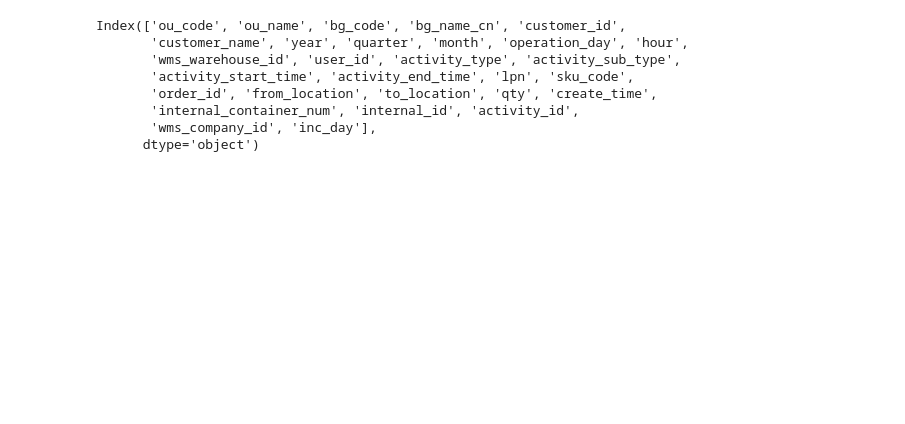
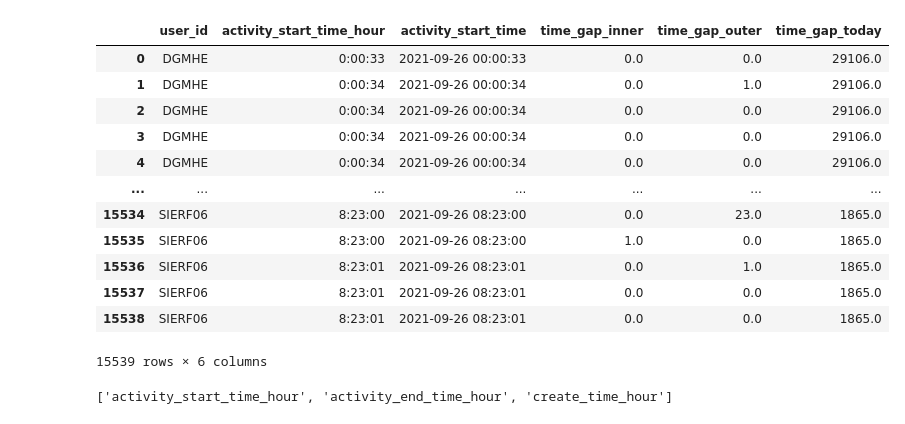
Before and after one commit to fyenne/play4_activity, a Jupyter notebook: activity_detail.ipynb, the cells around one changed output. Saved outputs shown, nothing was run; the diff lists cells and outputs as text; code cells hidden in the pictures; blank space fills up the shorter version.

```diff
--- a/activity_detail.ipynb
+++ b/activity_detail.ipynb
@@ -15,14 +15,3 @@ df = pd.DataFrame()
 df = pd.read_csv('./dws_dsc_activity_hourly_detail_di.csv', nrows = 15555)
 re1 = re.compile(r'(?<=\.).+')
 df.columns = [re1.findall(i)[0] for i in list(df.columns.to_numpy())]
-# %%
-df.columns
-# %% [output]
-Index(['ou_code', 'ou_name', 'bg_code', 'bg_name_cn', 'customer_id',
-       'customer_name', 'year', 'quarter', 'month', 'operation_day', 'hour',
-       'wms_warehouse_id', 'user_id', 'activity_type', 'activity_sub_type',
-       'activity_start_time', 'activity_end_time', 'lpn', 'sku_code',
-       'order_id', 'from_location', 'to_location', 'qty', 'create_time',
-       'internal_container_num', 'internal_id', 'activity_id',
-       'wms_company_id', 'inc_day'],
-      dtype='object')
@@ -60,10 +51,30 @@ df = df.merge(mid1, on = ['inc_day', 'user_id'], how = 'left')
 # %%
 def get_hour():
     list = ['activity_start_time', 'activity_end_time','create_time']
 
     for i in list:
         listnew = i + '_hour'
         df[listnew] = df[i].astype(str).str.slice(12,)
     return df
 df = get_hour()
-df[['activity_start_time_hour','activity_start_time']]
+df[['user_id','activity_start_time_hour',\
+    'activity_start_time', 'time_gap_inner',
+    'time_gap_outer','time_gap_today']]
+# %% [output]
+|  | user_id | activity_start_time_hour | activity_start_time | time_gap_inner | time_gap_outer | time_gap_today |
+| 0 | DGMHE | 0:00:33 | 2021-09-26 00:00:33 | 0.0 | 0.0 | 29106.0 |
+| 1 | DGMHE | 0:00:34 | 2021-09-26 00:00:34 | 0.0 | 1.0 | 29106.0 |
+| 2 | DGMHE | 0:00:34 | 2021-09-26 00:00:34 | 0.0 | 0.0 | 29106.0 |
+| 3 | DGMHE | 0:00:34 | 2021-09-26 00:00:34 | 0.0 | 0.0 | 29106.0 |
+| 4 | DGMHE | 0:00:34 | 2021-09-26 00:00:34 | 0.0 | 0.0 | 29106.0 |
+| ... | ... | ... | ... | ... | ... | ... |
+| 15534 | SIERF06 | 8:23:00 | 2021-09-26 08:23:00 | 0.0 | 23.0 | 1865.0 |
+| 15535 | SIERF06 | 8:23:00 | 2021-09-26 08:23:00 | 1.0 | 0.0 | 1865.0 |
+| 15536 | SIERF06 | 8:23:01 | 2021-09-26 08:23:01 | 0.0 | 1.0 | 1865.0 |
+| 15537 | SIERF06 | 8:23:01 | 2021-09-26 08:23:01 | 0.0 | 0.0 | 1865.0 |
+| 15538 | SIERF06 | 8:23:01 | 2021-09-26 08:23:01 | 0.0 | 0.0 | 1865.0 |
+15539 rows × 6 columns
+# %%
+[i+ '_hour' for i in ['activity_start_time', 'activity_end_time','create_time'] ]
+# %% [output]
+['activity_start_time_hour', 'activity_end_time_hour', 'create_time_hour']
```
Also changed, not shown: parts of 10 cells of this notebook, 1 other file.
